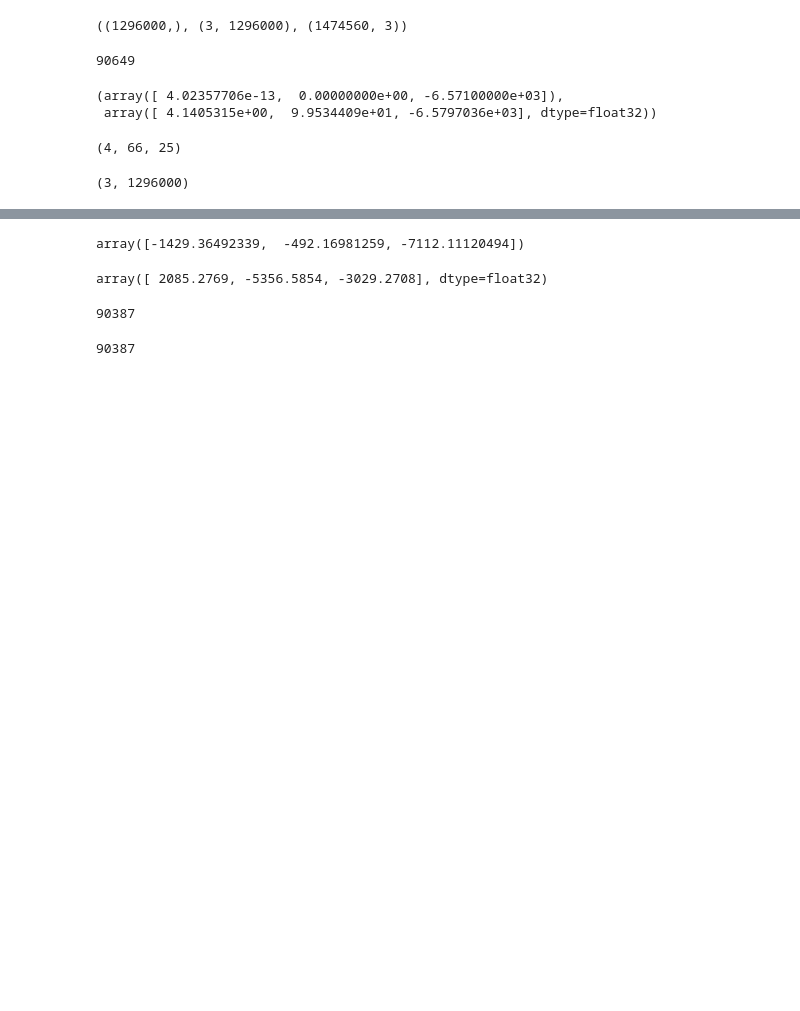
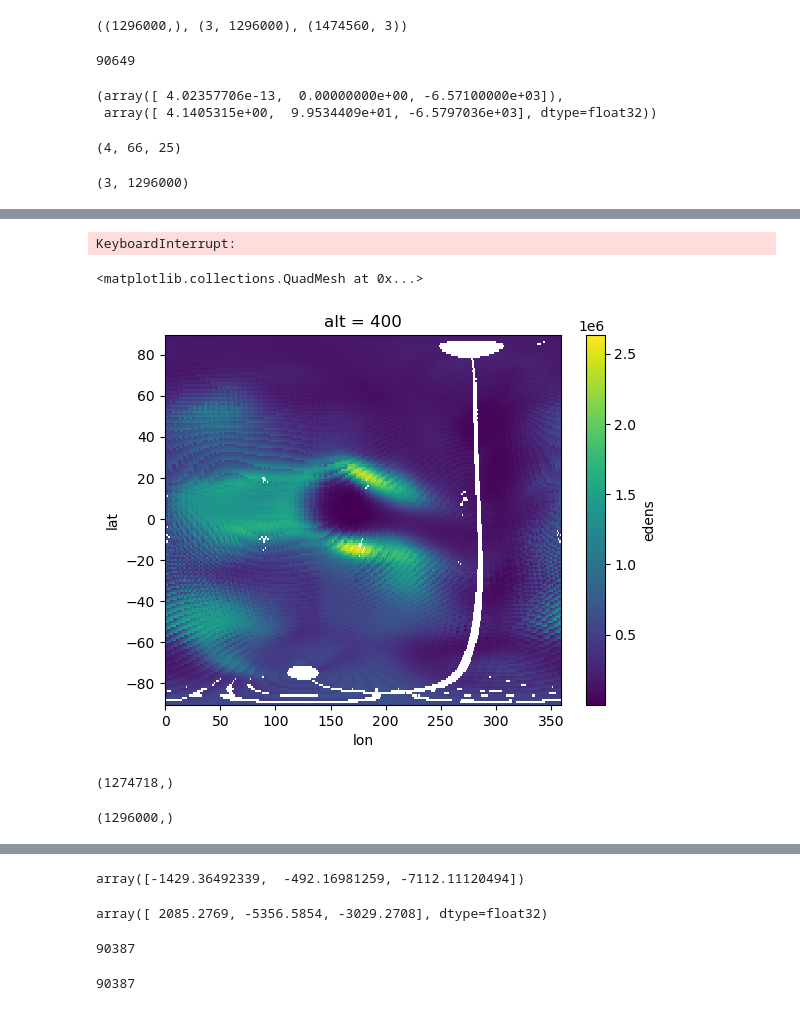
Before and after one commit to abukowski21/SAMI3-GITM-python, a Jupyter notebook: FixInterpolations.ipynb, the cells around one changed output, grey strips where cells are left out. Saved outputs shown, nothing was run; the diff lists cells and outputs as text; code cells hidden in the pictures; blank space fills up the shorter version.

```diff
--- a/FixInterpolations.ipynb
+++ b/FixInterpolations.ipynb
@@ -245,0 +408,34 @@ len(x_to_use), len()
+# %%
+for t in tqdm(range(len(times))):
+    regridded[t][good_out_idxs] = np.sum(weights * np.take(eddata[:,:,:,t], np.array(good_src_idxs)), axis=1) / np.sum(weights, axis=1)
+# %% [output]
+KeyboardInterrupt:
+# %%
+regridded = np.zeros([len(out_alts)])
+regridded[:] = np.nan
+# %%
+regridded[good_out_idxs] = np.sum(weights * np.take(eddata[:,:,:,400], np.array(good_src_idxs)), axis=1) / np.sum(weights, axis=1)
+# %%
+ds=xr.Dataset(coords={
+                'alt': (['alt'], altout),
+                'lat': (['lat'], latout),
+                'lon': (['lon'], lonout)},)
+varname=list(data['data'].keys())[0]
+# %%
+ds[varname]=(('lat', 'lon', 'alt'),
+             np.array(regridded).reshape(len(latout),
+                                         len(lonout),
+                                         len(altout)))
+# %%
+ds.edens.isel(alt=2).plot()
+# %% [output]
+<matplotlib.collections.QuadMesh at 0x...>
+[figure, added]
+# %%
+np.array(good_out_idxs).shape
+# %% [output]
+(1274718,)
+# %%
+regridded.shape
+# %% [output]
+(1296000,)
```
Also changed, not shown: parts of 31 cells of this notebook.
